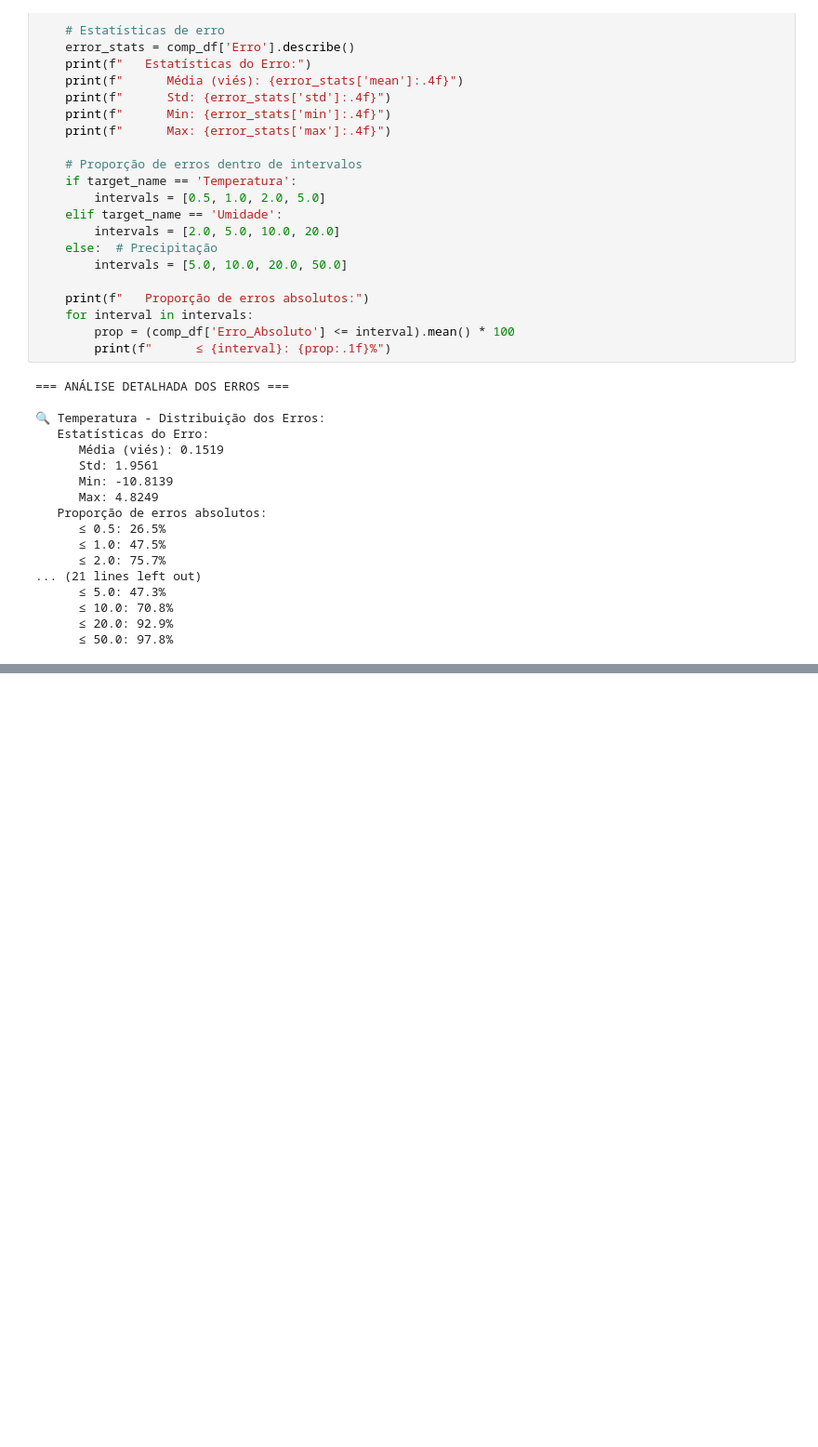
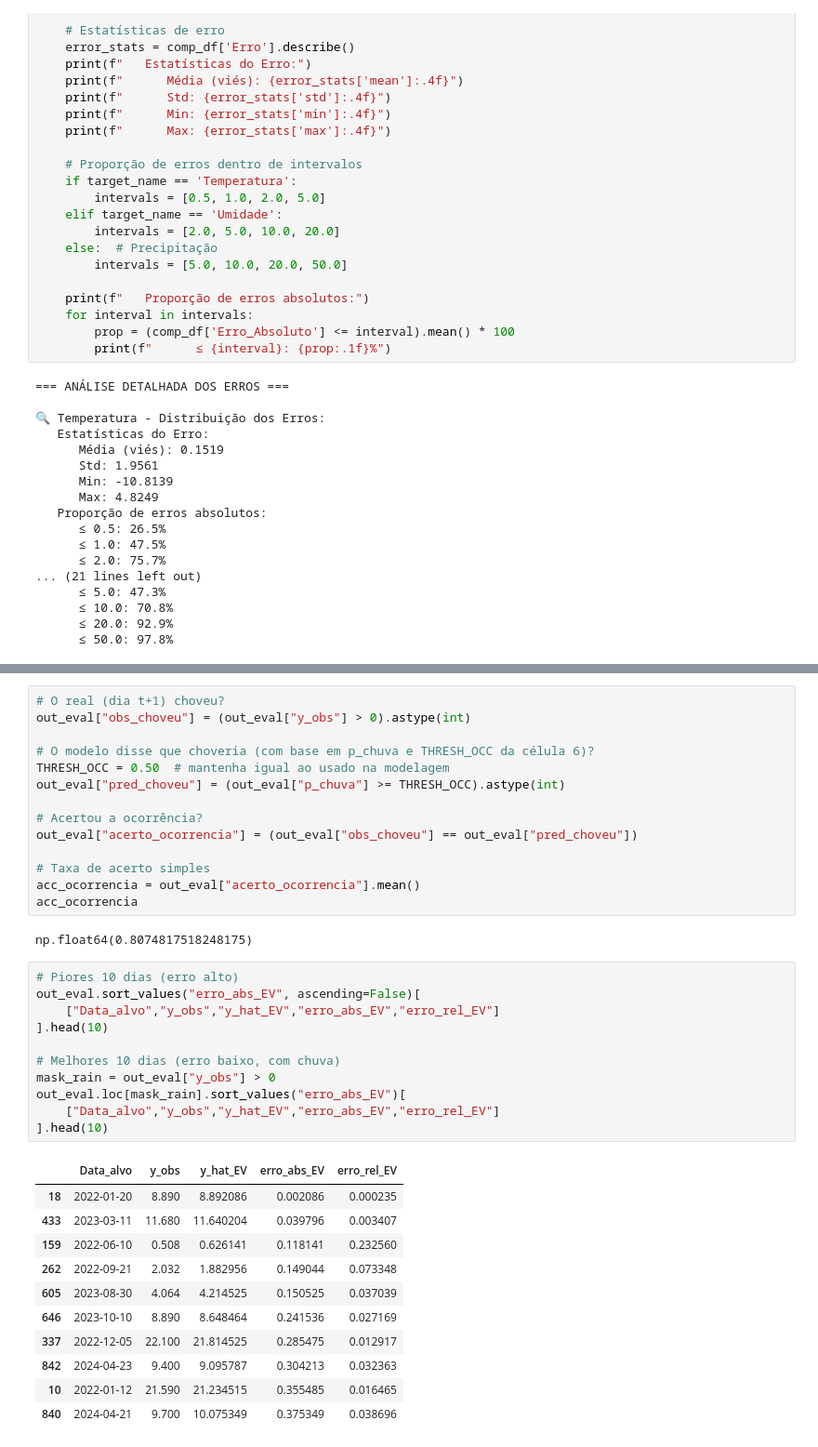
Before and after one commit to MauricioRPF/Weather_Report, a Jupyter notebook: Weather_Report_.ipynb, the cells around one changed output, grey strips where cells are left out. Shown at 93% size. Drawn from its saved outputs; the diff is of its cells as text; blank space fills up the shorter version.

```diff
--- a/Weather_Report_.ipynb
+++ b/Weather_Report_.ipynb
@@ -2410,0 +2845,39 @@ for target_name, comp_df in comparison_dfs.items():
+# %%
+# O real (dia t+1) choveu?
+out_eval["obs_choveu"] = (out_eval["y_obs"] > 0).astype(int)
+
+# O modelo disse que choveria (com base em p_chuva e THRESH_OCC da célula 6)?
+THRESH_OCC = 0.50  # mantenha igual ao usado na modelagem
+out_eval["pred_choveu"] = (out_eval["p_chuva"] >= THRESH_OCC).astype(int)
+
+# Acertou a ocorrência?
+out_eval["acerto_ocorrencia"] = (out_eval["obs_choveu"] == out_eval["pred_choveu"])
+
+# Taxa de acerto simples
+acc_ocorrencia = out_eval["acerto_ocorrencia"].mean()
+acc_ocorrencia
+# %% [output]
+np.float64(0.8074817518248175)
+# %%
+# Piores 10 dias (erro alto)
+out_eval.sort_values("erro_abs_EV", ascending=False)[
+    ["Data_alvo","y_obs","y_hat_EV","erro_abs_EV","erro_rel_EV"]
+].head(10)
+
+# Melhores 10 dias (erro baixo, com chuva)
+mask_rain = out_eval["y_obs"] > 0
+out_eval.loc[mask_rain].sort_values("erro_abs_EV")[
+    ["Data_alvo","y_obs","y_hat_EV","erro_abs_EV","erro_rel_EV"]
+].head(10)
+# %% [output]
+|  | Data_alvo | y_obs | y_hat_EV | erro_abs_EV | erro_rel_EV |
+| 18 | 2022-01-20 | 8.890 | 8.892086 | 0.002086 | 0.000235 |
+| 433 | 2023-03-11 | 11.680 | 11.640204 | 0.039796 | 0.003407 |
+| 159 | 2022-06-10 | 0.508 | 0.626141 | 0.118141 | 0.232560 |
+| 262 | 2022-09-21 | 2.032 | 1.882956 | 0.149044 | 0.073348 |
+| 605 | 2023-08-30 | 4.064 | 4.214525 | 0.150525 | 0.037039 |
+| 646 | 2023-10-10 | 8.890 | 8.648464 | 0.241536 | 0.027169 |
+| 337 | 2022-12-05 | 22.100 | 21.814525 | 0.285475 | 0.012917 |
+| 842 | 2024-04-23 | 9.400 | 9.095787 | 0.304213 | 0.032363 |
+| 10 | 2022-01-12 | 21.590 | 21.234515 | 0.355485 | 0.016465 |
+| 840 | 2024-04-21 | 9.700 | 10.075349 | 0.375349 | 0.038696 |
```
Also changed, not shown: parts of 11 cells of this notebook.
